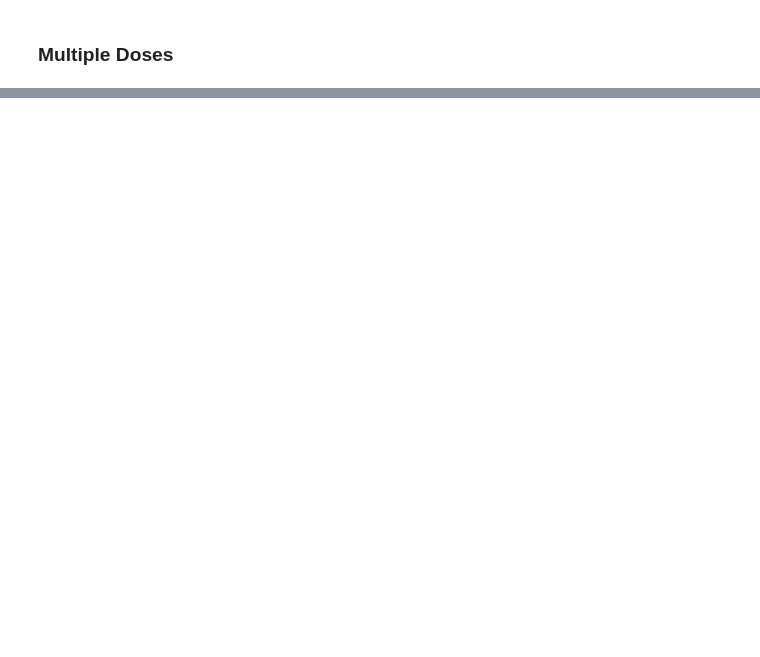
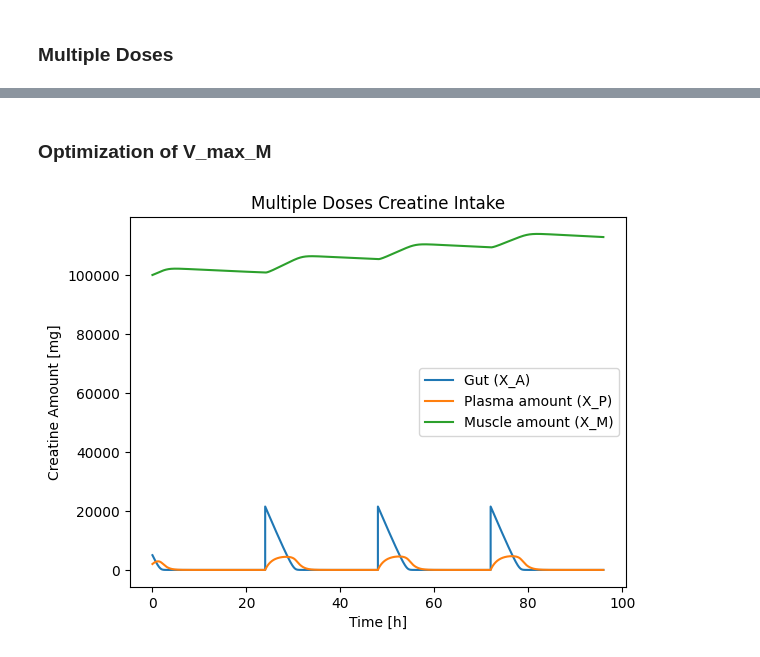
Before and after one commit to dropoftherain/Creatine_Saturation_Calculator, a Jupyter notebook: ODE_try.ipynb, the cells around one changed output, grey strips where cells are left out. Saved outputs shown, nothing was run; the diff lists cells and outputs as text; code cells hidden in the pictures; blank space fills up the shorter version.

```diff
--- a/ODE_try.ipynb
+++ b/ODE_try.ipynb
@@ -202,0 +244,71 @@ plt.show()
+# %% [markdown]
+### Optimization of V_max_M
+# %%
+V_max = 3846       # mg/h (gut absorption)
+K_M = 874          # mg
+V_D = 27           # L (apparent volume of distribution) CHANGED, first it was 37 - that is in literature
+CL = 15            # L/h CHANGED to better suite model, it was 9.07
+k_e = CL / V_D     # plasma elimination rate [h^-1] ≈ 0.25
+K_M_M = 74        # mg/L (muscle MM constant) REFINE!
+
+k_loss = np.log(2) / (40*24)   # t_half 40 dní
+# X_M_target = 125000           # mg, napr. 30 g
+# V_max_M = k_loss * X_M_target   # ~29 mg/h
+V_max_M = 4000
+Cr_max = 150000  # mg, odhadnutá maximálna kapacita svalov
+
+# Initial Conditions
+X_A_0 = 5000   # mg, one 5g oral dose
+X_P_0 = 2000     # mg in plasma
+X_M_0 = 100000      # mg in muscle
+S_0 = [X_A_0, X_P_0, X_M_0]
+
+# Dosing and Model
+dose_daily_food = 1500 # mg
+dose = 20000 # mg
+
+def creatine_model(S,t):
+    X_A, X_P, X_M = S
+    C_P = X_P / V_D  # mg/L
+    absorption = V_max * X_A / (K_M + X_A)
+    muscle_uptake = (V_max_M * C_P)/(K_M_M + C_P)
+    muscle_uptake *= (1 - X_M / Cr_max)  # slows down velocity when getting close to saturation
+    dXAdt = - absorption
+    # renal_clearance = 8  # L/h, pri saturácii 80% dávky
+    # dXPdt = absorption - k_e * X_P - muscle_uptake - renal_clearance * C_P
+    dXPdt = absorption - k_e * X_P - muscle_uptake
+    dXMdt = muscle_uptake - k_loss * X_M
+    return [dXAdt, dXPdt, dXMdt]
+
+# Dose every 24h, 1000 steps in that time interval, we have 7 time intervals (7 days)
+
+intervals = range(1,5)
+concatenated_solution = []
+concatenated_time = []
+
+for interval in intervals:
+    t = np.linspace((interval-1)*24, interval*24, 1000)
+    if interval == 1:
+        S_0 = [X_A_0, X_P_0, X_M_0]
+    else:
+        S_0 = [X_A_current[-1] + dose + dose_daily_food, X_P_current[-1], X_M_current[-1]]
+    solution = odeint(creatine_model, y0=S_0, t=t)
+    X_A_current, X_P_current, X_M_current = solution.T
+
+    concatenated_time += list(t)
+    concatenated_solution += list(zip(X_A_current, X_P_current, X_M_current))
+
+concatenated_time = np.array(concatenated_time)
+concatenated_solution = np.array(concatenated_solution)
+X_A_sol, X_P_sol, X_M_sol = concatenated_solution.T
+
+plt.title('Multiple Doses Creatine Intake')
+plt.plot(concatenated_time, X_A_sol, label='Gut (X_A)')
+plt.plot(concatenated_time, X_P_sol, label='Plasma amount (X_P)')
+plt.plot(concatenated_time, X_M_sol, label='Muscle amount (X_M)')
+plt.legend()
+plt.xlabel('Time [h]')
+plt.ylabel('Creatine Amount [mg]')
+plt.show()
+# %% [output]
+[figure, added]
```
Also changed, not shown: parts of 13 cells of this notebook, 2 other files.
